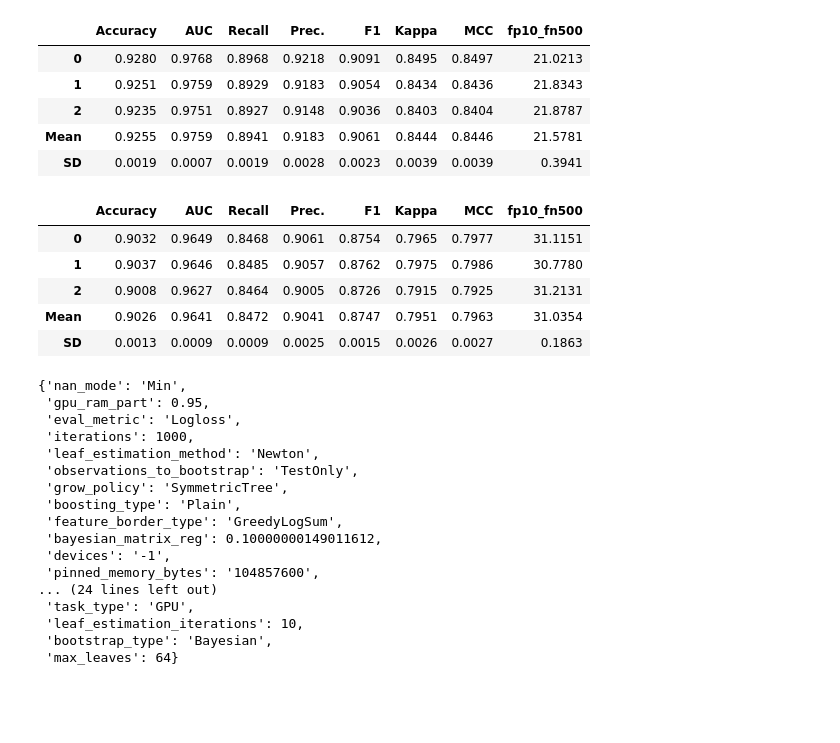
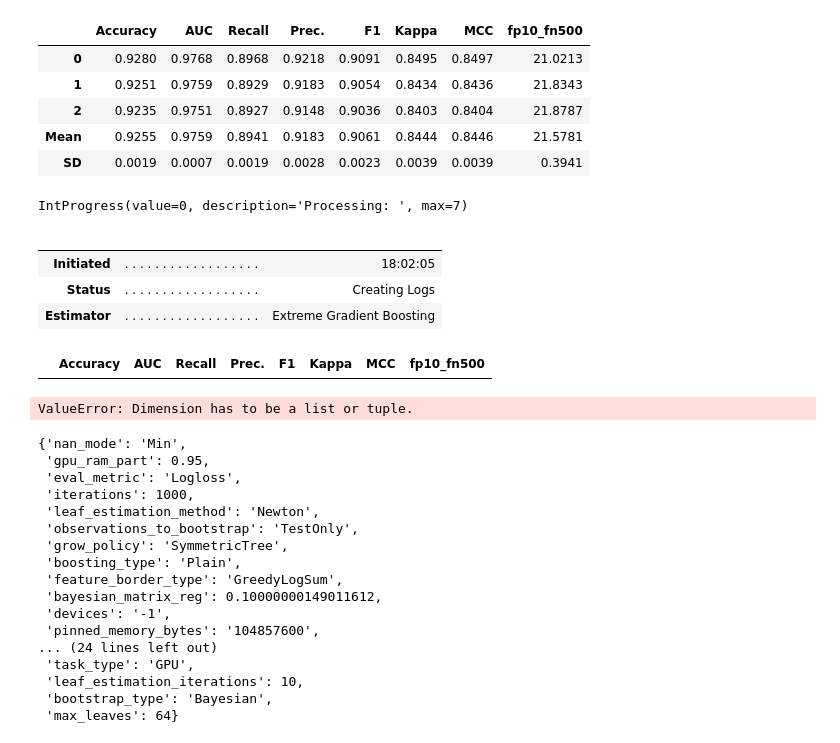
Before and after one commit to ngupta23/ds7333_qtw, a Jupyter notebook: case_study_7/analysis/nikhil/cs7.ipynb, the cells around one changed output. Drawn from its saved outputs; the diff is of its cells as text; code cells hidden in the pictures; blank space fills up the shorter version.

Commit message:
updated xgboost tuning with scikit

```diff
--- a/case_study_7/analysis/nikhil/cs7.ipynb
+++ b/case_study_7/analysis/nikhil/cs7.ipynb
@@ -485,23 +491,20 @@ catboost = create_model('catboost')
 | 2 | 0.9235 | 0.9751 | 0.8927 | 0.9148 | 0.9036 | 0.8403 | 0.8404 | 21.8787 |
 | Mean | 0.9255 | 0.9759 | 0.8941 | 0.9183 | 0.9061 | 0.8444 | 0.8446 | 21.5781 |
 | SD | 0.0019 | 0.0007 | 0.0019 | 0.0028 | 0.0023 | 0.0039 | 0.0039 | 0.3941 |
-# %%
-# https://pycaret.org/tune-model/
-
-# tune hyperparameters with custom_grid
-# params = {
-#     "min_child_weight": np.random.randint(5, 10, 10)
-# }
-# tuned_xgboost = tune_model(catboost, custom_grid=params)
-
-tuned_catboost = tune_model(catboost)
-# %% [output]
-|  | Accuracy | AUC | Recall | Prec. | F1 | Kappa | MCC | fp10_fn500 |
-| 0 | 0.9032 | 0.9649 | 0.8468 | 0.9061 | 0.8754 | 0.7965 | 0.7977 | 31.1151 |
-| 1 | 0.9037 | 0.9646 | 0.8485 | 0.9057 | 0.8762 | 0.7975 | 0.7986 | 30.7780 |
-| 2 | 0.9008 | 0.9627 | 0.8464 | 0.9005 | 0.8726 | 0.7915 | 0.7925 | 31.2131 |
-| Mean | 0.9026 | 0.9641 | 0.8472 | 0.9041 | 0.8747 | 0.7951 | 0.7963 | 31.0354 |
-| SD | 0.0013 | 0.0009 | 0.0009 | 0.0025 | 0.0015 | 0.0026 | 0.0027 | 0.1863 |
+# %%
+# https://pycaret.org/tune-model/
+# https://github.com/pycaret/pycaret/releases
+
+tuned_catboost = tune_model(catboost, search_library='scikit-optimize')
+# %% [output]
+IntProgress(value=0, description='Processing: ', max=7)
+|  |  |  |
+|  |  |  |
+| Initiated | . . . . . . . . . . . . . . . . . . | 18:02:05 |
+| Status | . . . . . . . . . . . . . . . . . . | Creating Logs |
+| Estimator | . . . . . . . . . . . . . . . . . . | Extreme Gradient Boosting |
+|  | Accuracy | AUC | Recall | Prec. | F1 | Kappa | MCC | fp10_fn500 |
+ValueError: Dimension has to be a list or tuple.
 # %%
 catboost.get_all_params()
 # %% [output]
```
Also changed, not shown: parts of 2 cells of this notebook.
